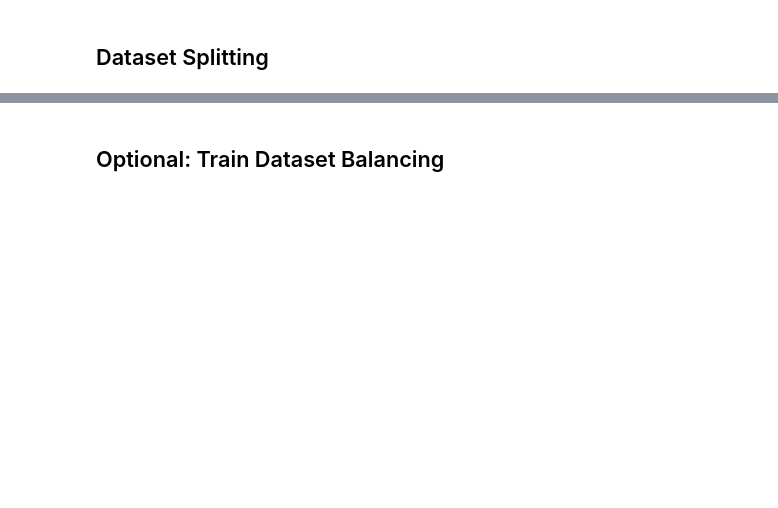
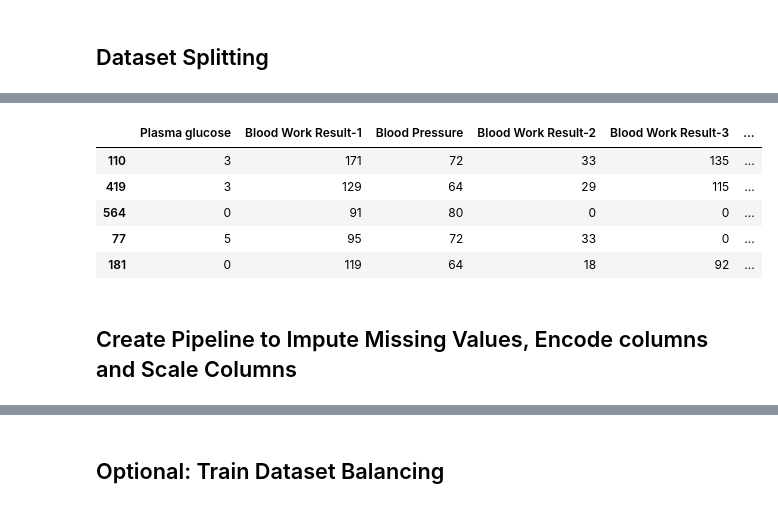
Before and after one commit to acheampongmaa/Sepsis-Prediction-Embedding-ML-into-a-Web-Application, a Jupyter notebook: dataset/Machine Learning Model.ipynb, the cells around one changed output, grey strips where cells are left out. Drawn from its saved outputs; the diff is of its cells as text; code cells hidden in the pictures; blank space fills up the shorter version.

```diff
--- a/dataset/Machine Learning Model.ipynb
+++ b/dataset/Machine Learning Model.ipynb
@@ -478,0 +557,13 @@ dtype: int64
+# %%
+# display head for the test features dataframe
+
+X_eval.head()
+# %% [output]
+|  | Plasma glucose | Blood Work Result-1 | Blood Pressure | Blood Work Result-2 | Blood Work Result-3 | ... |
+| 110 | 3 | 171 | 72 | 33 | 135 | ... |
+| 419 | 3 | 129 | 64 | 29 | 115 | ... |
+| 564 | 0 | 91 | 80 | 0 | 0 | ... |
+| 77 | 5 | 95 | 72 | 33 | 0 | ... |
+| 181 | 0 | 119 | 64 | 18 | 92 | ... |
+# %% [markdown]
+## Create Pipeline to Impute Missing Values, Encode columns and Scale Columns
```
Also changed, not shown: parts of 34 cells of this notebook.
